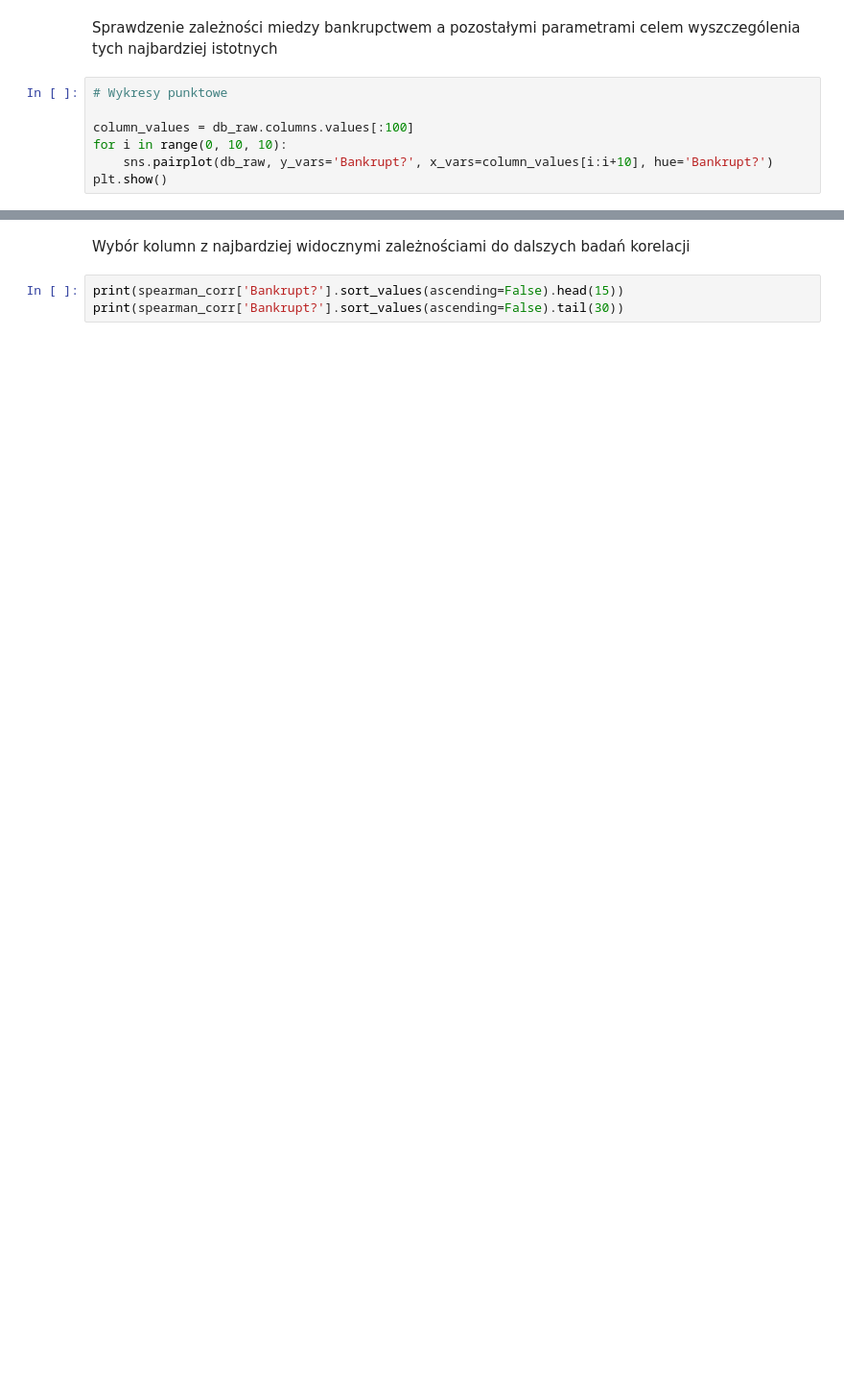
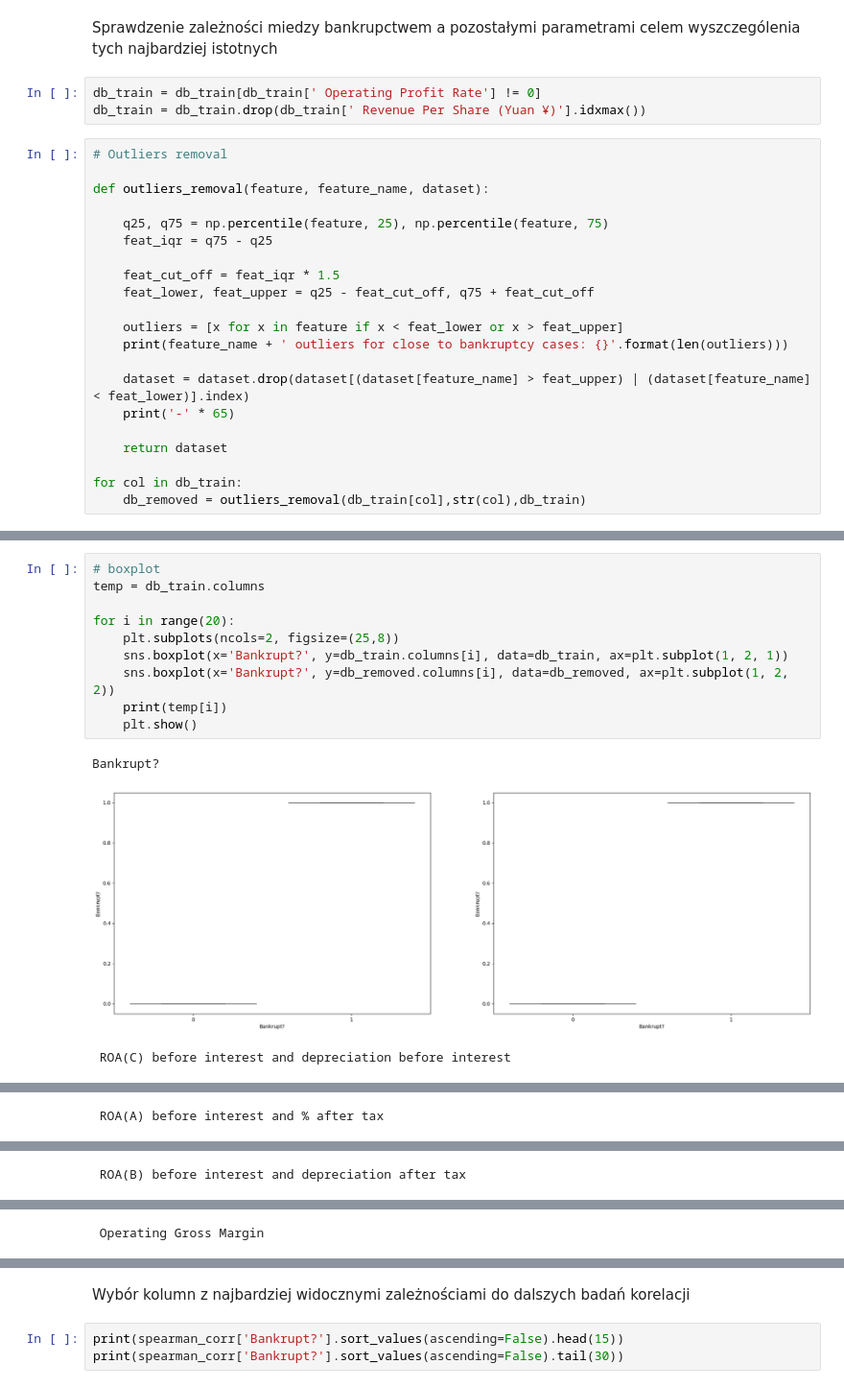
Before and after one commit to jrsh44/ML-bankruptcy-prediction, a Jupyter notebook: ml-code.ipynb, the cells around one changed output, grey strips where cells are left out. Shown at 96% size. Drawn from its saved outputs; the diff is of its cells as text; blank space fills up the shorter version.

```diff
--- a/ml-code.ipynb
+++ b/ml-code.ipynb
@@ -27,9 +42,26 @@ db_raw['Bankrupt?'].value_counts()
 # %% [markdown]
 Sprawdzenie zależności miedzy bankrupctwem a pozostałymi parametrami celem wyszczególenia tych najbardziej istotnych
-# %%
-# Wykresy punktowe
-
-column_values = db_raw.columns.values[:100]
-for i in range(0, 10, 10):
-    sns.pairplot(db_raw, y_vars='Bankrupt?', x_vars=column_values[i:i+10], hue='Bankrupt?')
-plt.show()
+# %%
+db_train = db_train[db_train[' Operating Profit Rate'] != 0]
+db_train = db_train.drop(db_train[' Revenue Per Share (Yuan ¥)'].idxmax())
+# %%
+# Outliers removal
+
+def outliers_removal(feature, feature_name, dataset):
+
+    q25, q75 = np.percentile(feature, 25), np.percentile(feature, 75)
+    feat_iqr = q75 - q25
+
+    feat_cut_off = feat_iqr * 1.5
+    feat_lower, feat_upper = q25 - feat_cut_off, q75 + feat_cut_off
+
+    outliers = [x for x in feature if x < feat_lower or x > feat_upper]
+    print(feature_name + ' outliers for close to bankruptcy cases: {}'.format(len(outliers)))
+
+    dataset = dataset.drop(dataset[(dataset[feature_name] > feat_upper) | (dataset[feature_name] < feat_lower)].index)
+    print('-' * 65)
+
+    return dataset
+
+for col in db_train:
+    db_removed = outliers_removal(db_train[col],str(col),db_train)
@@ -35,0 +130,14 @@ plt.show()
+# %%
+# boxplot
+temp = db_train.columns
+
+for i in range(20):
+    plt.subplots(ncols=2, figsize=(25,8))
+    sns.boxplot(x='Bankrupt?', y=db_train.columns[i], data=db_train, ax=plt.subplot(1, 2, 1))
+    sns.boxplot(x='Bankrupt?', y=db_removed.columns[i], data=db_removed, ax=plt.subplot(1, 2, 2))
+    print(temp[i])
+    plt.show()
+# %% [output]
+Bankrupt?
+[figure, added]
+ ROA(C) before interest and depreciation before interest
@@ -35,0 +145 @@ plt.show()
+ ROA(A) before interest and % after tax
@@ -35,0 +147 @@ plt.show()
+ ROA(B) before interest and depreciation after tax
@@ -35,0 +149 @@ plt.show()
+ Operating Gross Margin
```
Also changed, not shown: parts of 10 cells of this notebook.
